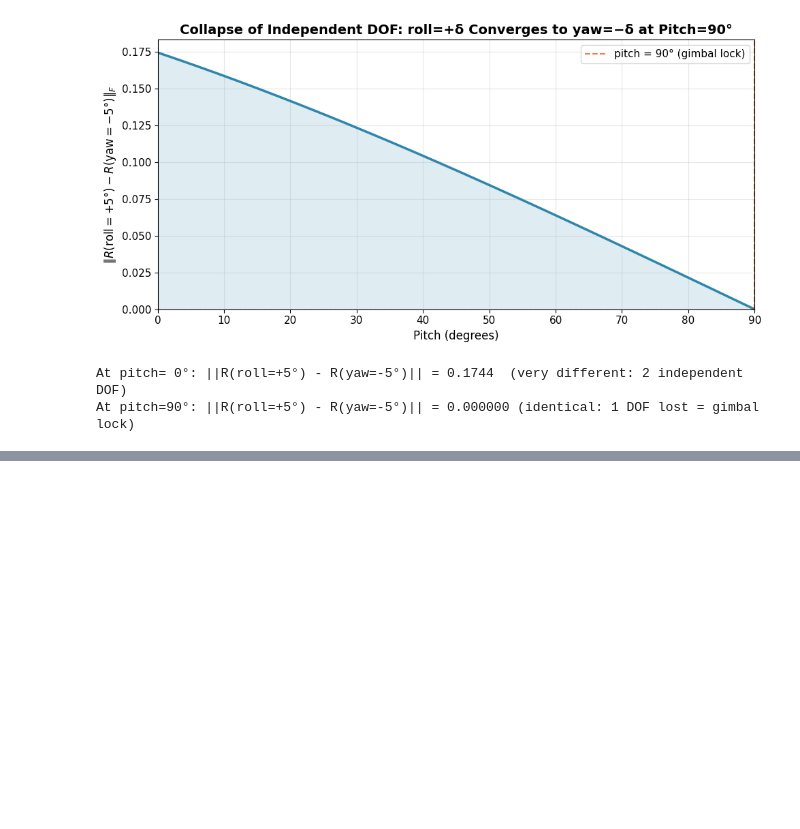
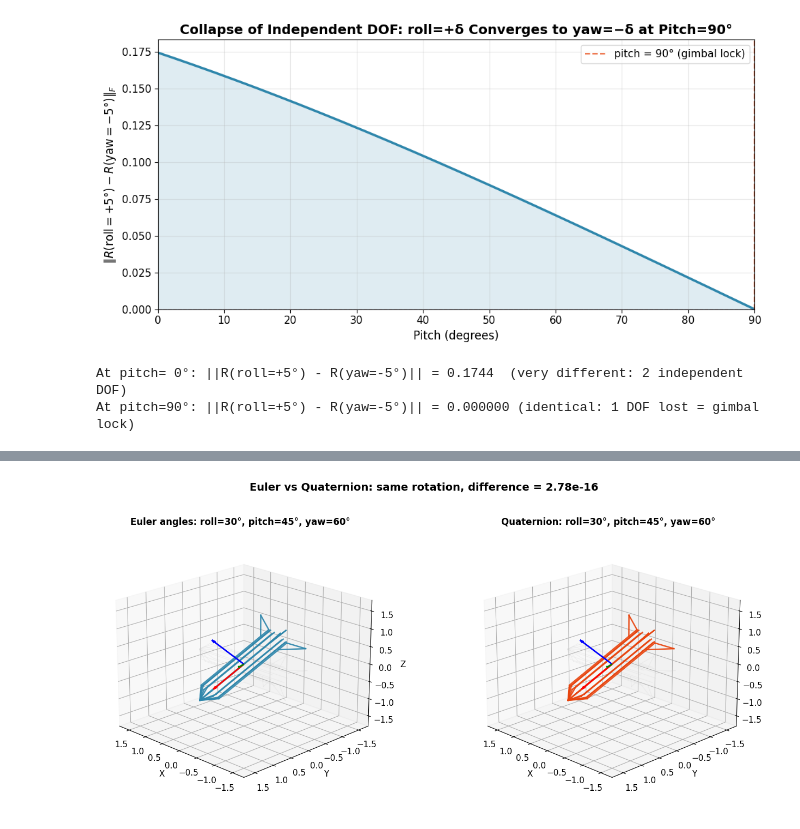
Before and after one commit to abhi-kirk/ARES-Icarus, a Jupyter notebook: learn-rocket-dynamics/02_rotations.ipynb, the cells around one changed output, grey strips where cells are left out. Cells and saved outputs as stored; diff of their text form; code cells hidden in the pictures; blank space fills up the shorter version.

```diff
--- a/learn-rocket-dynamics/02_rotations.ipynb
+++ b/learn-rocket-dynamics/02_rotations.ipynb
@@ -572,0 +804,36 @@ At pitch=90°: ||R(roll=+5°) - R(yaw=-5°)|| = 0.000000 (identical: 1 DOF lost
+# %%
+# Visual: same rocket, rotated by quaternion vs Euler angles (they match)
+
+roll, pitch, yaw = np.radians(30), np.radians(45), np.radians(60)
+
+# Euler angle rotation matrix
+R_euler = euler_to_rotation_matrix(roll, pitch, yaw)
+
+# Quaternion rotation matrix
+q = quat_from_euler(roll, pitch, yaw)
+R_quat = quat_to_rotation_matrix(q)
+
+fig = plt.figure(figsize=(14, 6))
+
+ax1 = fig.add_subplot(121, projection='3d')
+draw_body_3d(ax1, rocket, np.eye(3), color=C_GHOST, alpha=0.2, linewidth=0.8)
+draw_body_3d(ax1, rocket, R_euler, color=C_BODY, alpha=0.9, linewidth=1.8)
+draw_axes_3d(ax1, R_euler, length=0.9)
+set_equal_3d_axes(ax1, radius=1.8)
+ax1.set_title('Euler angles: roll=30°, pitch=45°, yaw=60°', fontsize=12, fontweight='bold')
+ax1.view_init(elev=20, azim=135)
+
+ax2 = fig.add_subplot(122, projection='3d')
+draw_body_3d(ax2, rocket, np.eye(3), color=C_GHOST, alpha=0.2, linewidth=0.8)
+draw_body_3d(ax2, rocket, R_quat, color=C_ACCENT, alpha=0.9, linewidth=1.8)
+draw_axes_3d(ax2, R_quat, length=0.9)
+set_equal_3d_axes(ax2, radius=1.8)
+ax2.set_title('Quaternion: roll=30°, pitch=45°, yaw=60°', fontsize=12, fontweight='bold')
+ax2.view_init(elev=20, azim=135)
+
+diff = np.linalg.norm(R_euler - R_quat, 'fro')
+fig.suptitle(f'Euler vs Quaternion: same rotation, difference = {diff:.2e}', fontsize=14, fontweight='bold', y=1.02)
+plt.tight_layout()
+plt.show()
+# %% [output]
+[figure, added]
```
Also changed, not shown: parts of 29 cells of this notebook, 6 other files.
